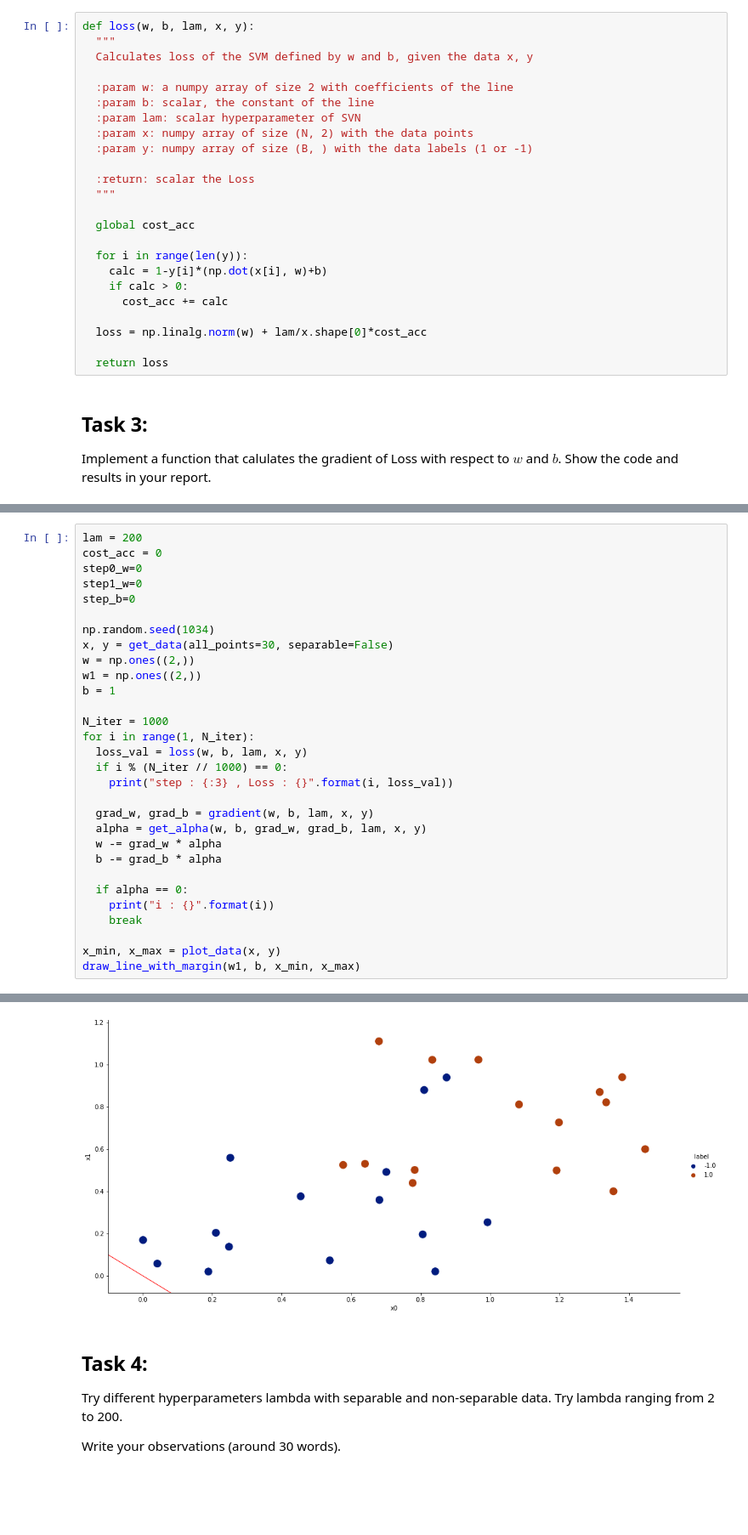
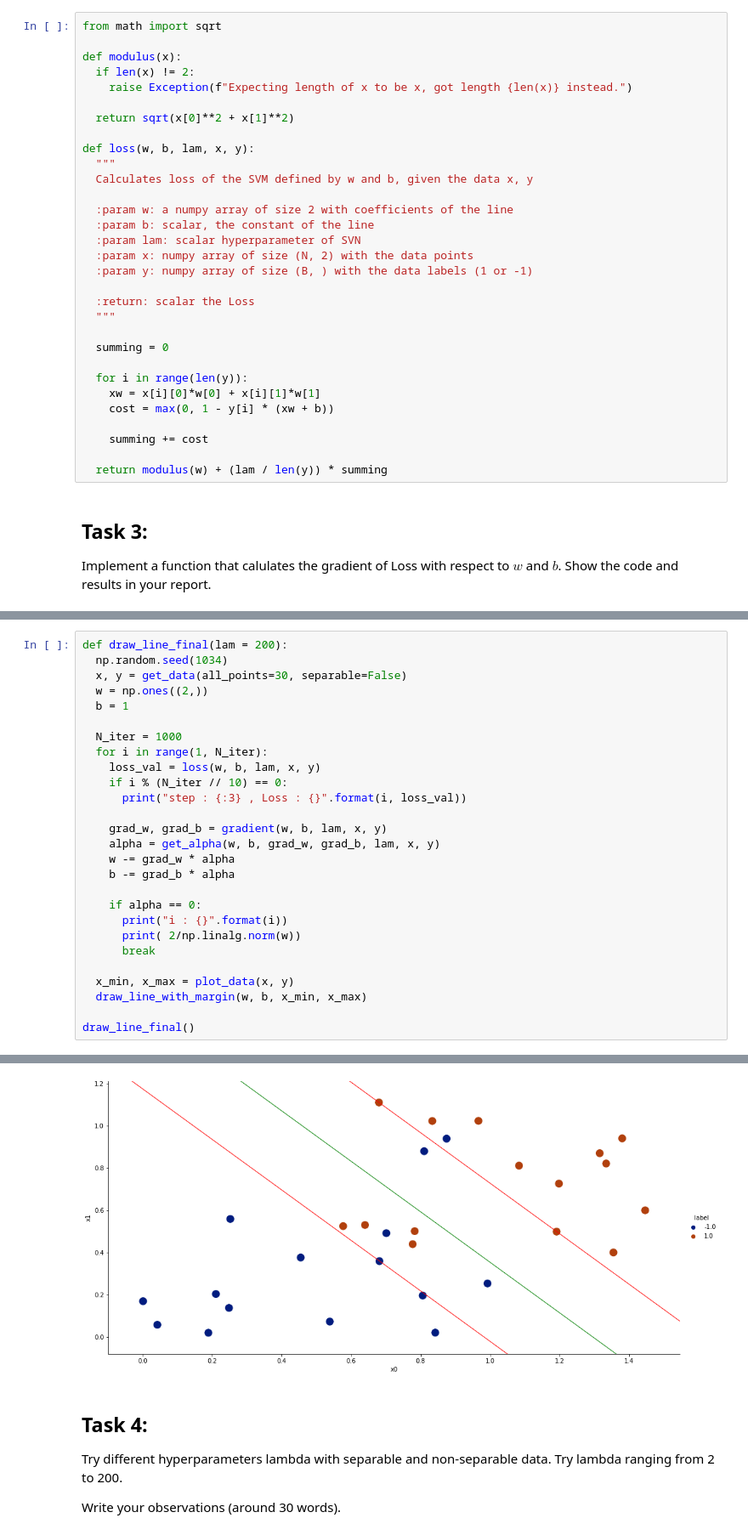
Before and after one commit to limited-fion/ee3-ml, a Jupyter notebook: Fion_ML_SVM_.ipynb, the cells around one changed output, grey strips where cells are left out. Shown at 85% size. Drawn from its saved outputs; the diff is of its cells as text; blank space fills up the shorter version.

```diff
--- a/Fion_ML_SVM_.ipynb
+++ b/Fion_ML_SVM_.ipynb
@@ -346,6 +340,14 @@ where $\mathbb{u}$ is a step function:
 
 Implement a function that calculates the loss given $w$, $b$, $\lambda$ and the data $x$, $y$. Show the code and results in your report.
 # %%
+from math import sqrt
+
+def modulus(x):
+  if len(x) != 2:
+    raise Exception(f"Expecting length of x to be x, got length {len(x)} instead.")
+
+  return sqrt(x[0]**2 + x[1]**2)
+
 def loss(w, b, lam, x, y):
   """
   Calculates loss of the SVM defined by w and b, given the data x, y
@@ -359,16 +361,15 @@ def loss(w, b, lam, x, y):
   :return: scalar the Loss
   """
 
-  global cost_acc
+  summing = 0
 
   for i in range(len(y)):
-    calc = 1-y[i]*(np.dot(x[i], w)+b)
-    if calc > 0:
-      cost_acc += calc
+    xw = x[i][0]*w[0] + x[i][1]*w[1]
+    cost = max(0, 1 - y[i] * (xw + b))
 
-  loss = np.linalg.norm(w) + lam/x.shape[0]*cost_acc
+    summing += cost
 
-  return loss
+  return modulus(w) + (lam / len(y)) * summing
 # %% [markdown]
 ## Task 3:
 
@@ -425,33 +445,30 @@ def get_alpha(w, b, grad_w, grad_b, lam, x, y):
     alpha = alpha / 1.2
   return 0
 # %%
-lam = 200
-cost_acc = 0
-step0_w=0
-step1_w=0
-step_b=0
+def draw_line_final(lam = 200):
+  np.random.seed(1034)
+  x, y = get_data(all_points=30, separable=False)
+  w = np.ones((2,))
+  b = 1
 
-np.random.seed(1034)
-x, y = get_data(all_points=30, separable=False)
-w = np.ones((2,))
-w1 = np.ones((2,))
-b = 1
+  N_iter = 1000
+  for i in range(1, N_iter):
+    loss_val = loss(w, b, lam, x, y)
+    if i % (N_iter // 10) == 0:
+      print("step : {:3} , Loss : {}".format(i, loss_val))
 
-N_iter = 1000
-for i in range(1, N_iter):
-  loss_val = loss(w, b, lam, x, y)
-  if i % (N_iter // 1000) == 0:
-    print("step : {:3} , Loss : {}".format(i, loss_val))
+    grad_w, grad_b = gradient(w, b, lam, x, y)
+    alpha = get_alpha(w, b, grad_w, grad_b, lam, x, y)
+    w -= grad_w * alpha
+    b -= grad_b * alpha
 
-  grad_w, grad_b = gradient(w, b, lam, x, y)
-  alpha = get_alpha(w, b, grad_w, grad_b, lam, x, y)
-  w -= grad_w * alpha
-  b -= grad_b * alpha
+    if alpha == 0:
+      print("i : {}".format(i))
+      print( 2/np.linalg.norm(w))
+      break
 
-  if alpha == 0:
-    print("i : {}".format(i))
-    break
+  x_min, x_max = plot_data(x, y)
+  draw_line_with_margin(w, b, x_min, x_max)
 
-x_min, x_max = plot_data(x, y)
-draw_line_with_margin(w1, b, x_min, x_max)
+draw_line_final()
 # %% [output]
@@ -475,4 +478,4 @@ i : 1
-[figure, old version]
+[figure, new version]
 # %% [markdown]
 ## Task 4:
 
```
Also changed, not shown: parts of 21 cells of this notebook.
